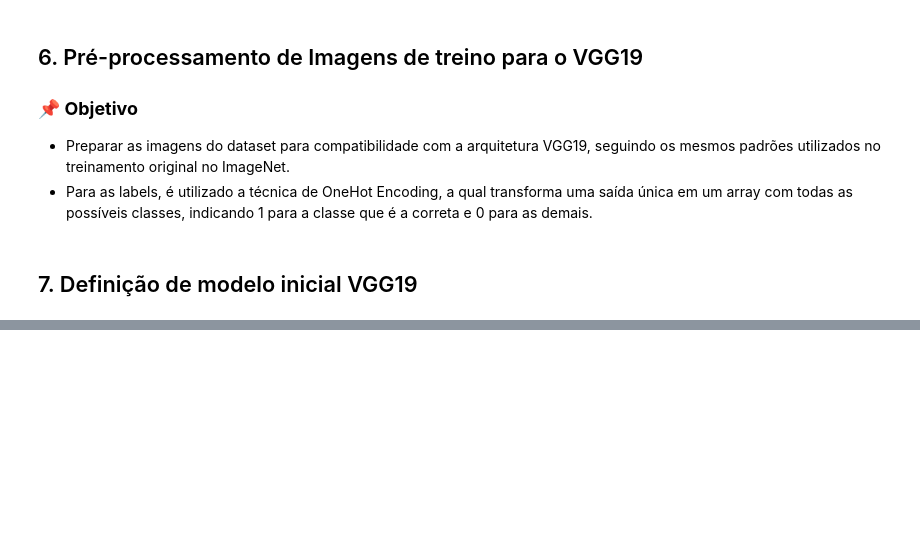
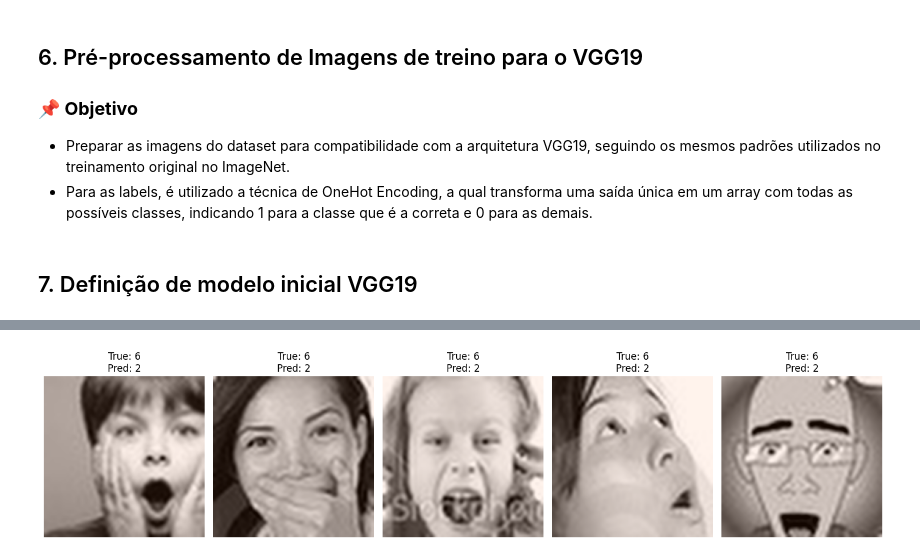
Before and after one commit to igorcenzi/tcc, a Jupyter notebook: TCC_IGOR_CENZI.ipynb, the cells around one changed output, grey strips where cells are left out. Cells and saved outputs as stored; diff of their text form; code cells hidden in the pictures; blank space fills up the shorter version.

```diff
--- a/TCC_IGOR_CENZI.ipynb
+++ b/TCC_IGOR_CENZI.ipynb
@@ -1457,0 +651,5 @@ array([[2.5020579e-01, 5.7583963e-03, 3.1199026e-01, ..., 1.5318368e-01,
+# %%
+# Exibe os erros da classe "disgust" classificadas como "fear" do modelo Resnet50
+show_images_with_classification_error(y_train_filtered, y_pred_rn50_classes, X_train_preprocessed, 6, 2, 5)
+# %% [output]
+[figure, added]
```
Also changed, not shown: parts of 75 cells of this notebook, 1 other file.
